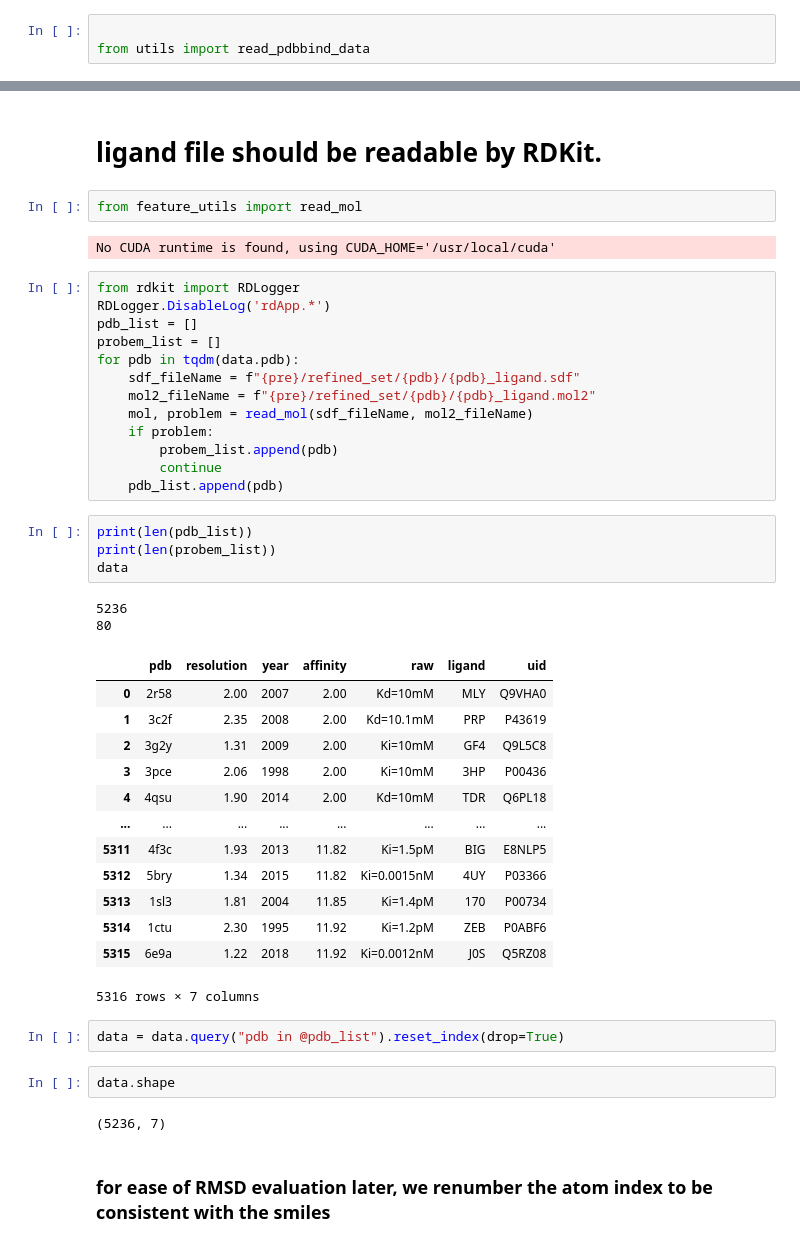
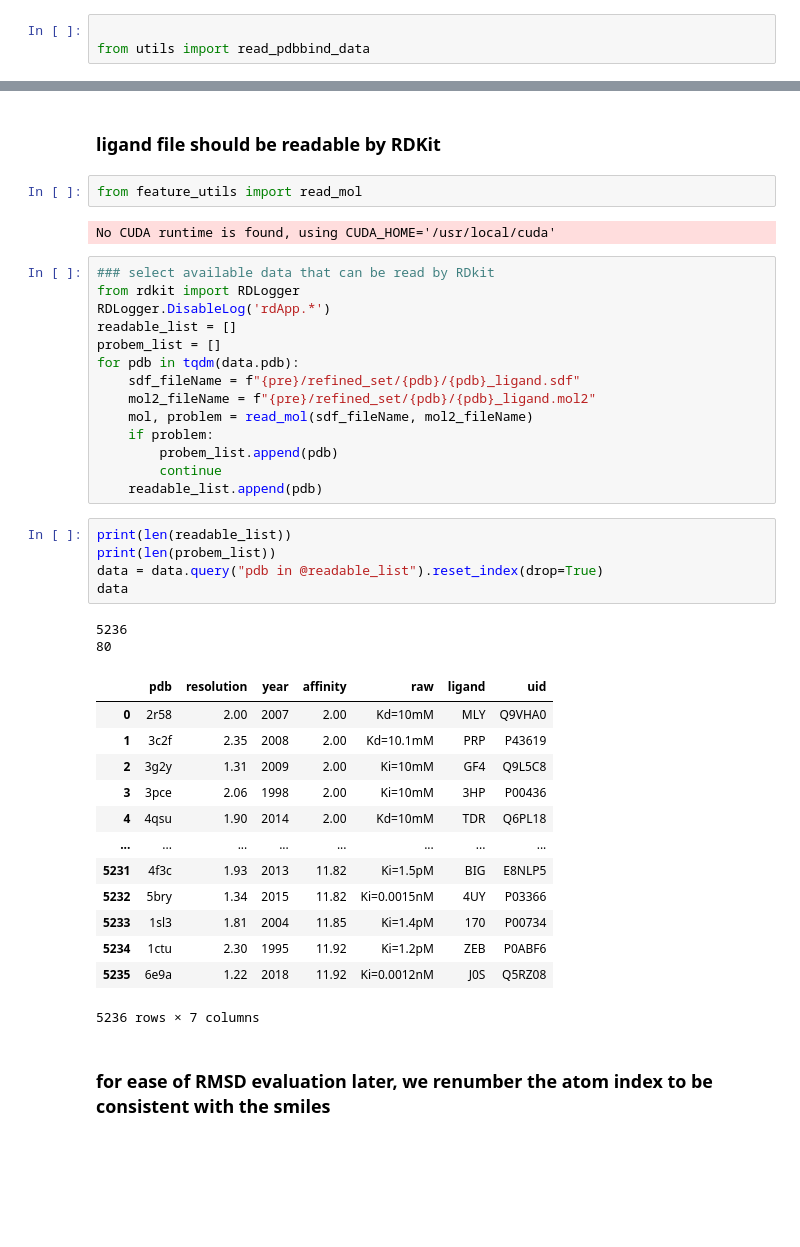
Before and after one commit to ZouJoelin/TankBind, a Jupyter notebook: examples/construction_PDBbind_training_and_test_dataset.ipynb, the cells around one changed output, grey strips where cells are left out. Cells and saved outputs as stored; diff of their text form; blank space fills up the shorter version.

```diff
--- a/examples/construction_PDBbind_training_and_test_dataset.ipynb
+++ b/examples/construction_PDBbind_training_and_test_dataset.ipynb
@@ -52,13 +53,14 @@ data
 # %% [markdown]
-# ligand file should be readable by RDKit.
+### ligand file should be readable by RDKit
 # %%
 from feature_utils import read_mol
 # %% [output]
 No CUDA runtime is found, using CUDA_HOME='/usr/local/cuda'
 # %%
+### select available data that can be read by RDkit
 from rdkit import RDLogger
 RDLogger.DisableLog('rdApp.*')
-pdb_list = []
+readable_list = []
 probem_list = []
 for pdb in tqdm(data.pdb):
     sdf_fileName = f"{pre}/refined_set/{pdb}/{pdb}_ligand.sdf"
@@ -67,33 +69,28 @@ for pdb in tqdm(data.pdb):
     if problem:
         probem_list.append(pdb)
         continue
-    pdb_list.append(pdb)
+    readable_list.append(pdb)
 # %%
-print(len(pdb_list))
+print(len(readable_list))
 print(len(probem_list))
+data = data.query("pdb in @readable_list").reset_index(drop=True)
 data
 # %% [output]
 5236
 80
 |  | pdb | resolution | year | affinity | raw | ligand | uid |
 | 0 | 2r58 | 2.00 | 2007 | 2.00 | Kd=10mM | MLY | Q9VHA0 |
 | 1 | 3c2f | 2.35 | 2008 | 2.00 | Kd=10.1mM | PRP | P43619 |
 | 2 | 3g2y | 1.31 | 2009 | 2.00 | Ki=10mM | GF4 | Q9L5C8 |
 | 3 | 3pce | 2.06 | 1998 | 2.00 | Ki=10mM | 3HP | P00436 |
 | 4 | 4qsu | 1.90 | 2014 | 2.00 | Kd=10mM | TDR | Q6PL18 |
 | ... | ... | ... | ... | ... | ... | ... | ... |
-| 5311 | 4f3c | 1.93 | 2013 | 11.82 | Ki=1.5pM | BIG | E8NLP5 |
-| 5312 | 5bry | 1.34 | 2015 | 11.82 | Ki=0.0015nM | 4UY | P03366 |
-| 5313 | 1sl3 | 1.81 | 2004 | 11.85 | Ki=1.4pM | 170 | P00734 |
-| 5314 | 1ctu | 2.30 | 1995 | 11.92 | Ki=1.2pM | ZEB | P0ABF6 |
-| 5315 | 6e9a | 1.22 | 2018 | 11.92 | Ki=0.0012nM | J0S | Q5RZ08 |
+| 5231 | 4f3c | 1.93 | 2013 | 11.82 | Ki=1.5pM | BIG | E8NLP5 |
+| 5232 | 5bry | 1.34 | 2015 | 11.82 | Ki=0.0015nM | 4UY | P03366 |
+| 5233 | 1sl3 | 1.81 | 2004 | 11.85 | Ki=1.4pM | 170 | P00734 |
+| 5234 | 1ctu | 2.30 | 1995 | 11.92 | Ki=1.2pM | ZEB | P0ABF6 |
+| 5235 | 6e9a | 1.22 | 2018 | 11.92 | Ki=0.0012nM | J0S | Q5RZ08 |
-5316 rows × 7 columns
+5236 rows × 7 columns
-# %%
-data = data.query("pdb in @pdb_list").reset_index(drop=True)
-# %%
-data.shape
-# %% [output]
-(5236, 7)
 # %% [markdown]
 ### for ease of RMSD evaluation later, we renumber the atom index to be consistent with the smiles
 # %%
```
Also changed, not shown: parts of 65 cells of this notebook, 27 other files.
